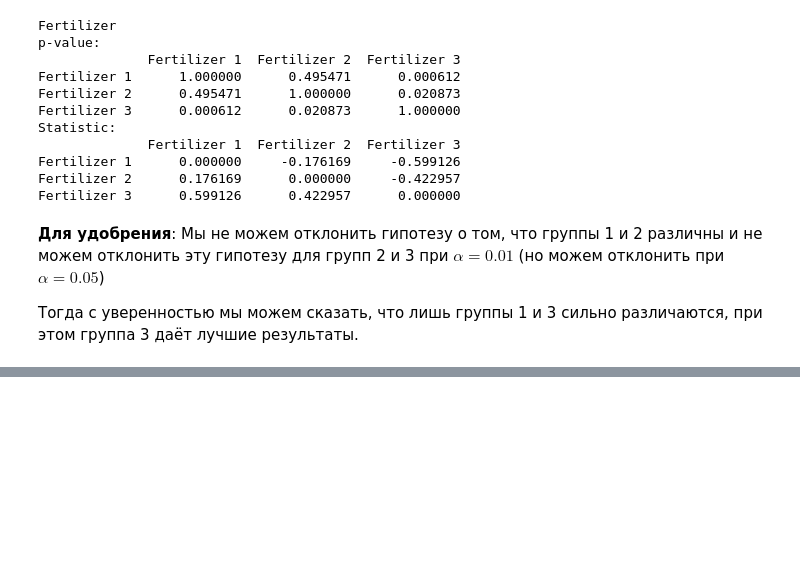
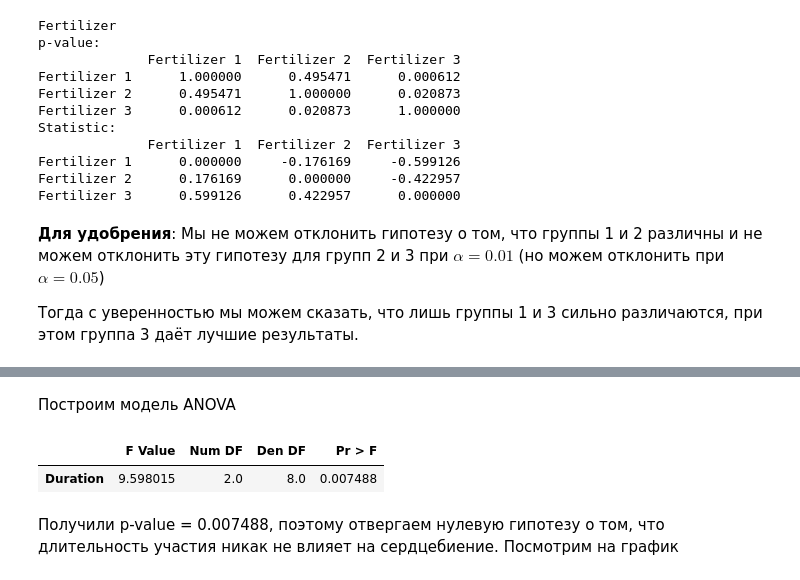
Before and after one commit to BurnBirdX7/statistics, a Jupyter notebook: src/Homework3.ipynb, the cells around one changed output, grey strips where cells are left out. Drawn from its saved outputs; the diff is of its cells as text; code cells hidden in the pictures; blank space fills up the shorter version.

```diff
--- a/src/Homework3.ipynb
+++ b/src/Homework3.ipynb
@@ -256,0 +282,11 @@ Statistic:
+# %% [markdown]
+Построим модель ANOVA
+# %%
+res = AnovaRM(data=office_table, depvar='Heart Rate', subject='Subject', within=['Duration']).fit()
+res.anova_table
+# %% [output]
+|  | F Value | Num DF | Den DF | Pr > F |
+| Duration | 9.598015 | 2.0 | 8.0 | 0.007488 |
+# %% [markdown]
+Получили p-value = 0.007488, поэтому отвергаем нулевую гипотезу о том, что длительность участия никак не влияет на сердцебиение.
+Посмотрим на график
```
Also changed, not shown: parts of 13 cells of this notebook, 1 other file.
